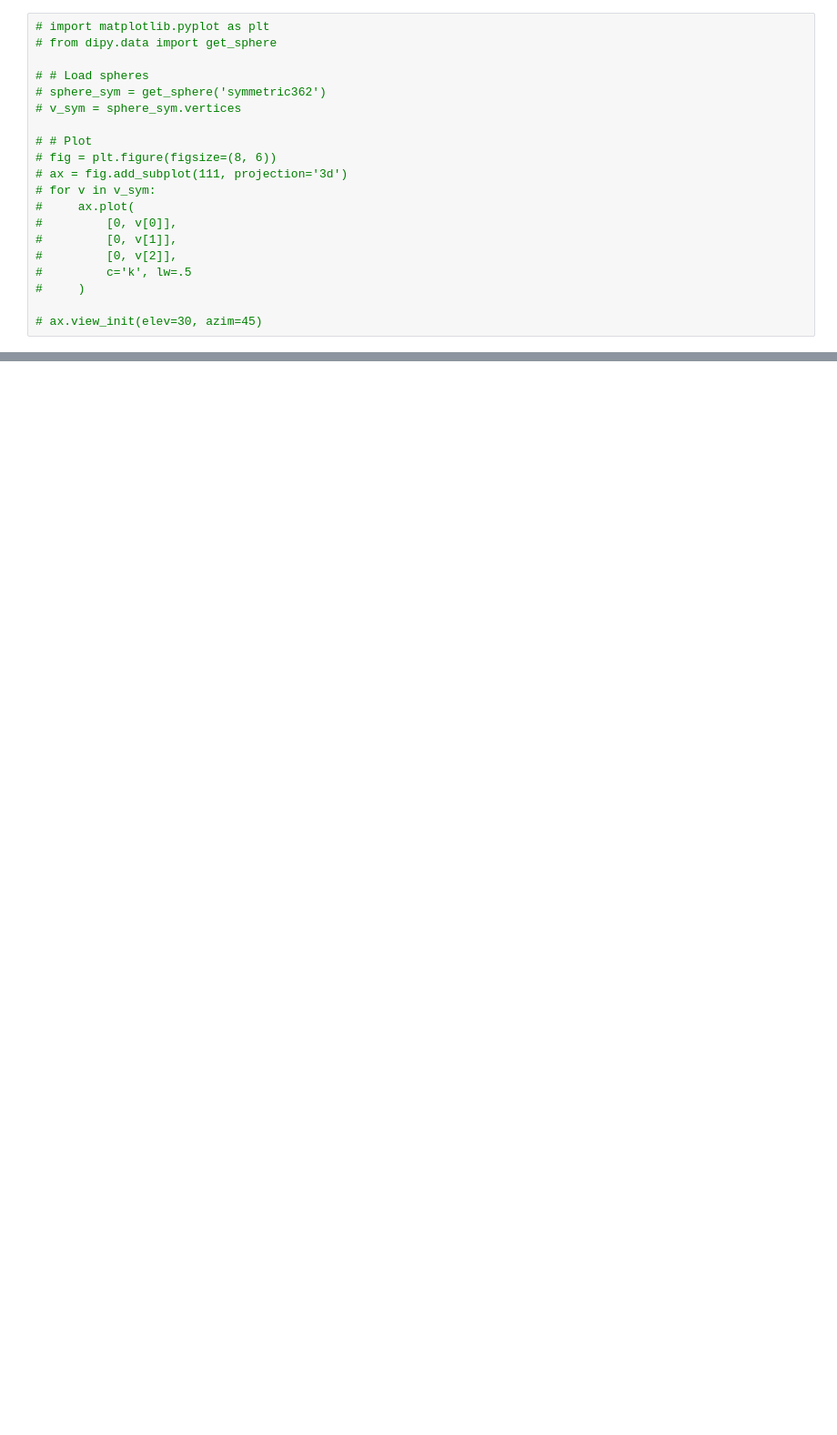
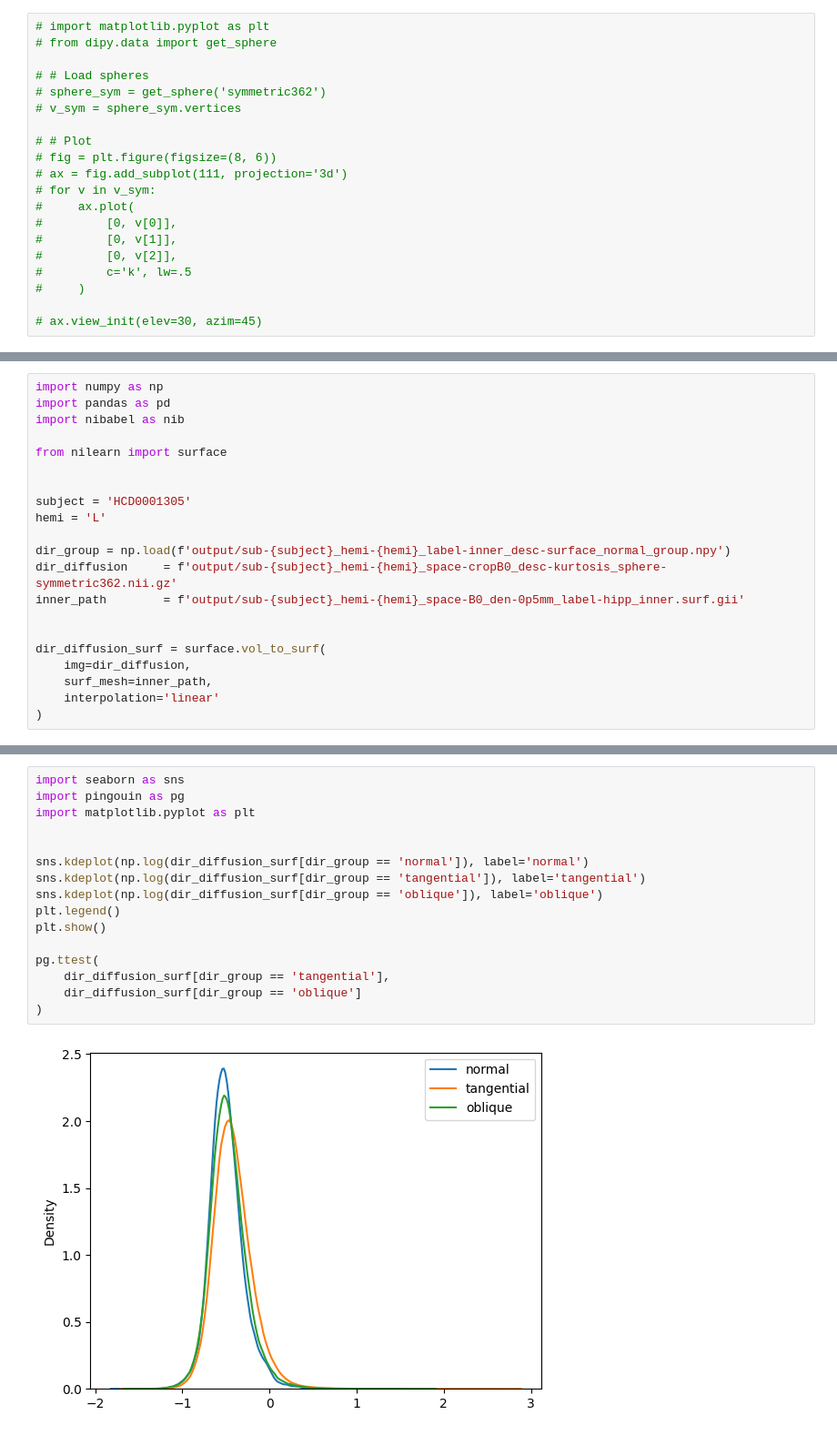
Before and after one commit to JonahKember/hippocampus_dMRI, a Jupyter notebook: testing.ipynb, the cells around one changed output, grey strips where cells are left out. Shown at 91% size. Cells and saved outputs as stored; diff of their text form; blank space fills up the shorter version.

Commit message:
added creation of surface-normal directions

```diff
--- a/testing.ipynb
+++ b/testing.ipynb
@@ -576,0 +644,21 @@ vox_diffusion.shape
+# %%
+import numpy as np
+import pandas as pd
+import nibabel as nib
+
+from nilearn import surface
+
+
+subject = 'HCD0001305'
+hemi = 'L'
+
+dir_group = np.load(f'output/sub-{subject}_hemi-{hemi}_label-inner_desc-surface_normal_group.npy')
+dir_diffusion     = f'output/sub-{subject}_hemi-{hemi}_space-cropB0_desc-kurtosis_sphere-symmetric362.nii.gz'
+inner_path        = f'output/sub-{subject}_hemi-{hemi}_space-B0_den-0p5mm_label-hipp_inner.surf.gii'
+
+
+dir_diffusion_surf = surface.vol_to_surf(
+    img=dir_diffusion,
+    surf_mesh=inner_path,
+    interpolation='linear'
+)
@@ -576,0 +703,18 @@ vox_diffusion.shape
+# %%
+import seaborn as sns
+import pingouin as pg
+import matplotlib.pyplot as plt
+
+
+sns.kdeplot(np.log(dir_diffusion_surf[dir_group == 'normal']), label='normal')
+sns.kdeplot(np.log(dir_diffusion_surf[dir_group == 'tangential']), label='tangential')
+sns.kdeplot(np.log(dir_diffusion_surf[dir_group == 'oblique']), label='oblique')
+plt.legend()
+plt.show()
+
+pg.ttest(
+    dir_diffusion_surf[dir_group == 'tangential'],
+    dir_diffusion_surf[dir_group == 'oblique']
+)
+# %% [output]
+[figure, added]
```
Also changed, not shown: parts of 11 cells of this notebook, 2 other files.
